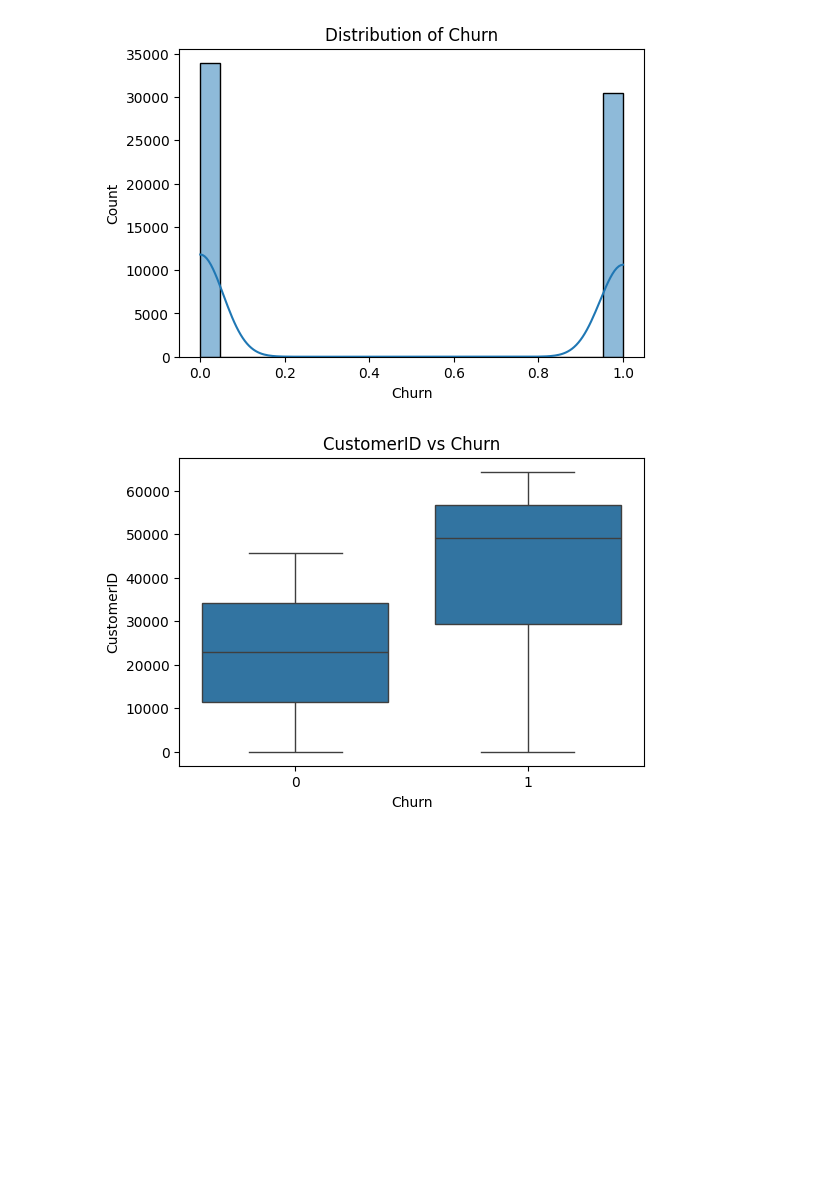
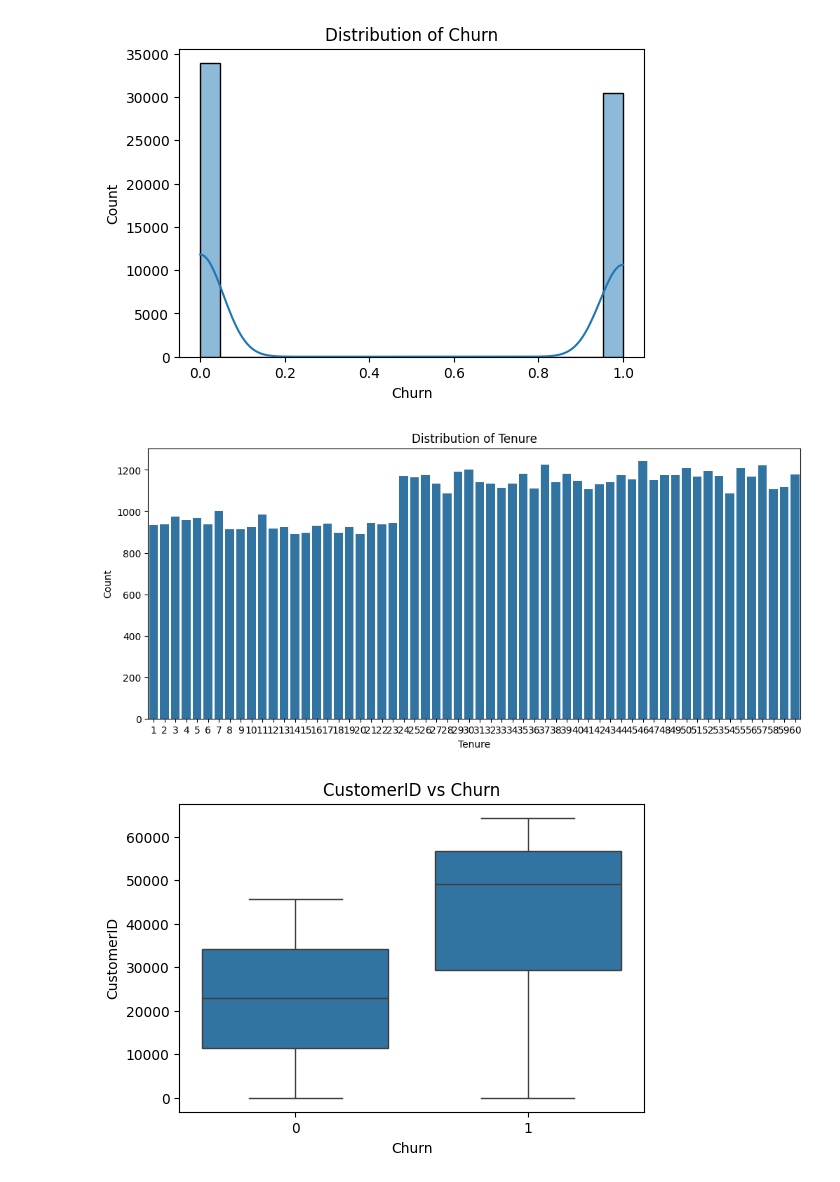
Before and after one commit to dendmish/CCR26, a Jupyter notebook: CCR_2026.ipynb, the cells around one changed output. Drawn from its saved outputs; the diff is of its cells as text; code cells hidden in the pictures; blank space fills up the shorter version.

Commit message:
Update EDA Visualization (Tenure)

```diff
--- a/CCR_2026.ipynb
+++ b/CCR_2026.ipynb
@@ -113,6 +114,22 @@ Cat Index(['Gender', 'Subscription Type', 'Contract Length'], dtype='object')
 [figure]
 [figure]
 [figure]
+# %%
+plt.figure(figsize=(12,5))
+
+sns.countplot(
+    x=df['Tenure']
+)
+
+plt.title('Distribution of Tenure')
+plt.xlabel('Tenure')
+plt.ylabel('Count')
+
+plt.xticks(rotation=0)
+
+plt.show()
+# %% [output]
+[figure, added]
 # %%
 for col in num_cols:
   plt.figure(figsize=(6,4))
```
Also changed, not shown: parts of 3 cells of this notebook.
